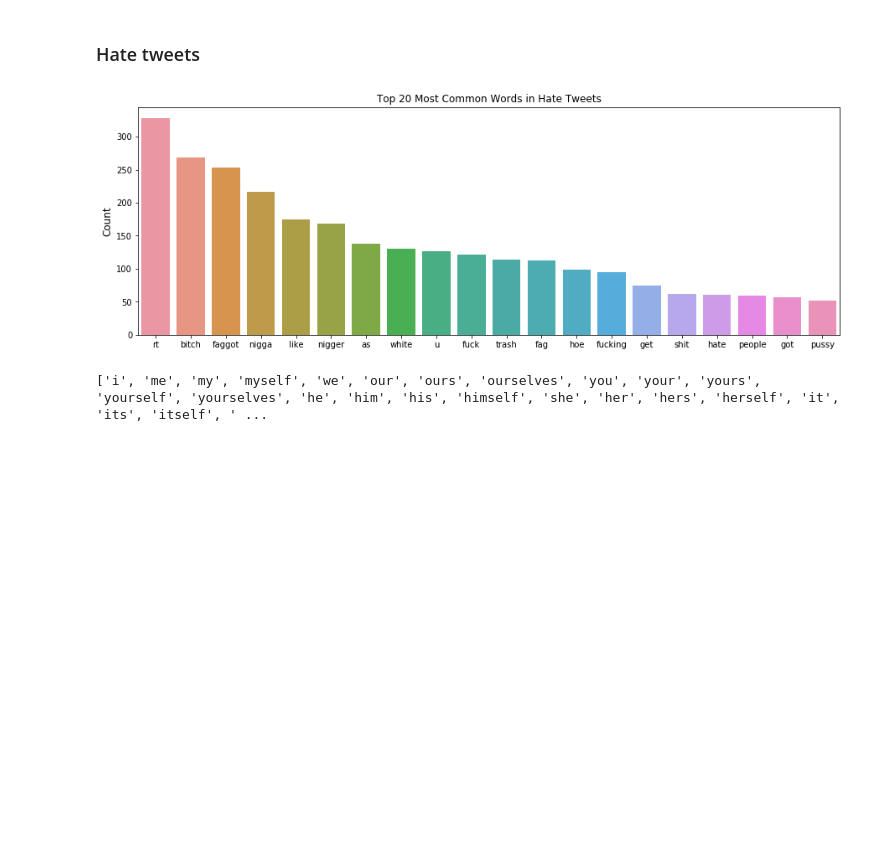
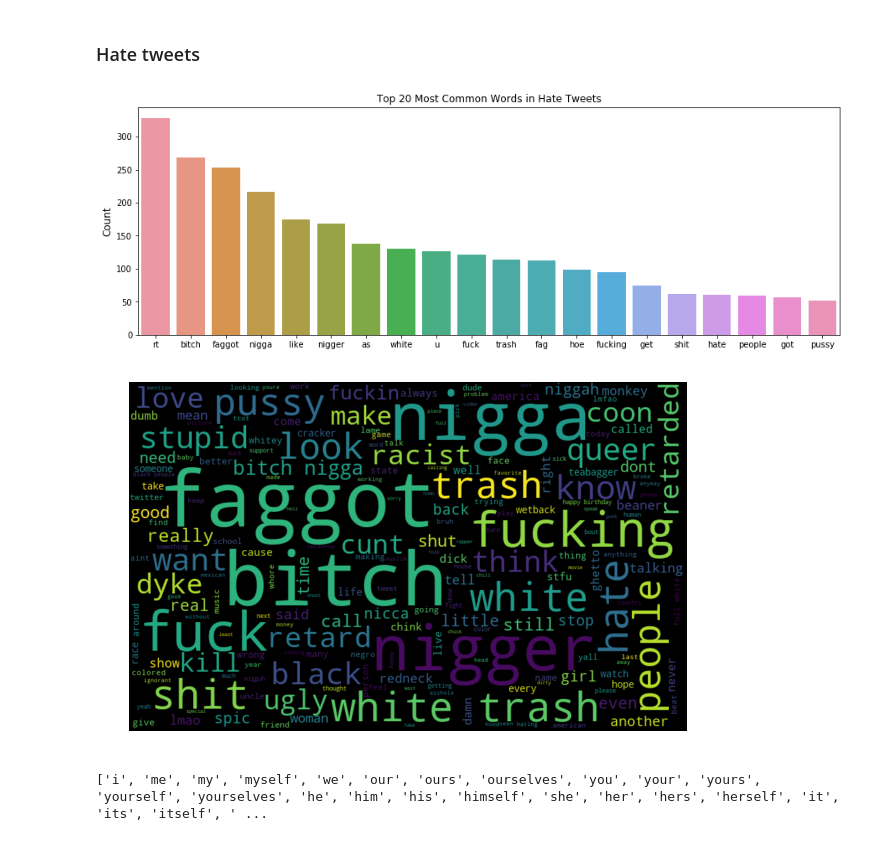
Before and after one commit to marty-vanhoof/Hate_Speech_Detection_with_Machine_Learning, a Jupyter notebook: cleaning_analysis_modelling.ipynb, the cells around one changed output. Saved outputs shown, nothing was run; the diff lists cells and outputs as text; code cells hidden in the pictures; blank space fills up the shorter version.

```diff
--- a/cleaning_analysis_modelling.ipynb
+++ b/cleaning_analysis_modelling.ipynb
@@ -317,8 +319,10 @@ word_bar_plot(offensive_tweets, 20, 'Offensive')
 ### Hate tweets
 # %%
 word_bar_plot(hate_tweets, 20, 'Hate')
+word_cloud(hate_tweets)
 # %% [output]
 [figure]
+[figure, added]
 # %%
 print(stopwords.words('english'))
 # %% [output]
```
Also changed, not shown: parts of 1 cell of this notebook.
